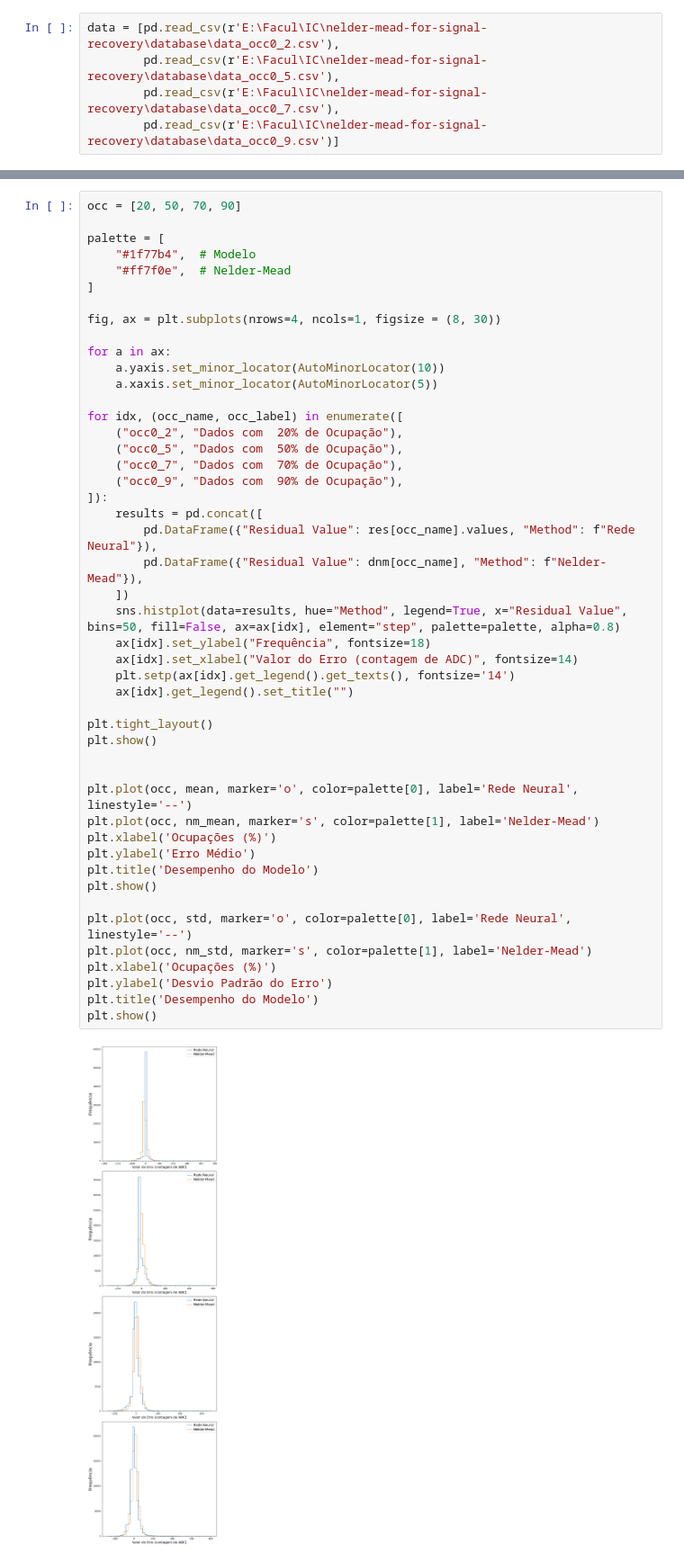
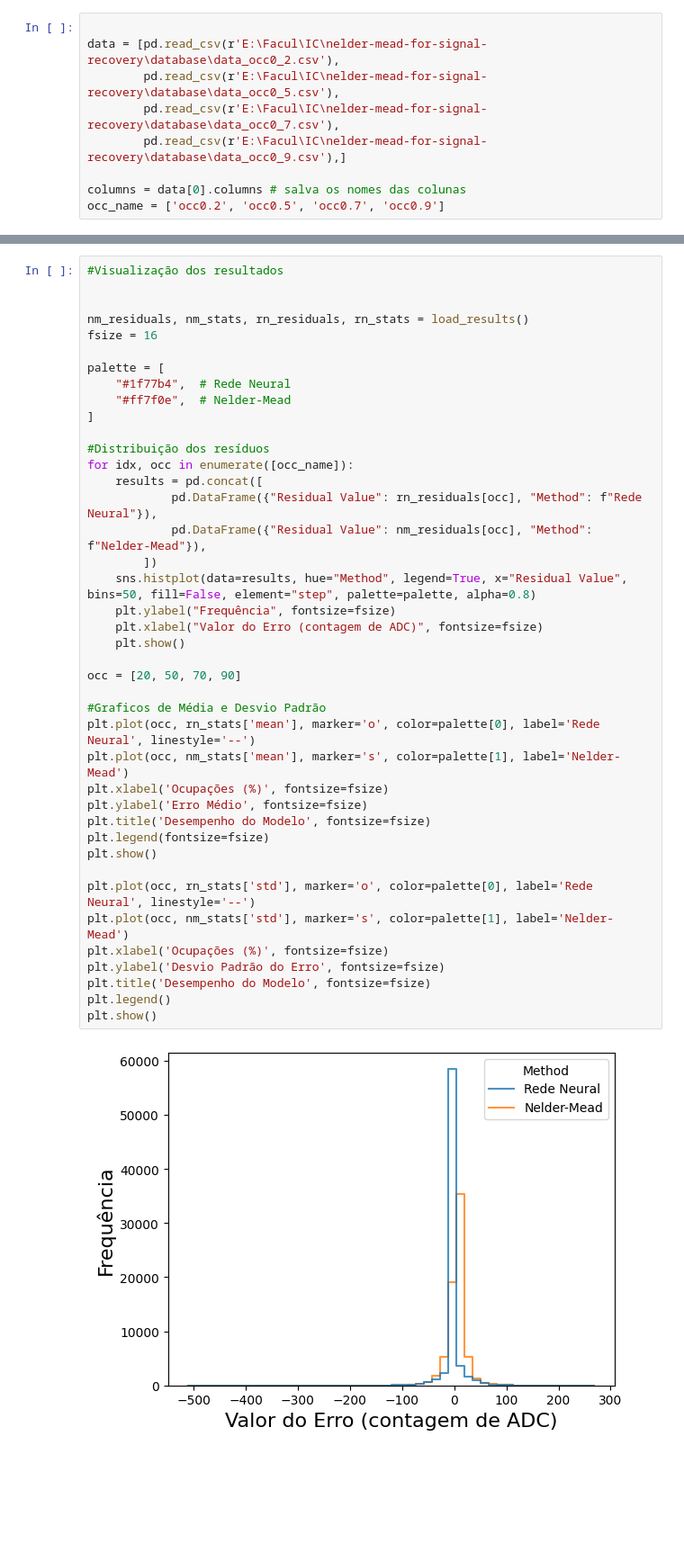
Before and after one commit to Caua-Gomes2005/Nelder-Mead_Rede-Neural, a Jupyter notebook: nm_rn_comparison.ipynb, the cells around one changed output, grey strips where cells are left out. Shown at 90% size. Drawn from its saved outputs; the diff is of its cells as text; blank space fills up the shorter version.

```diff
--- a/nm_rn_comparison.ipynb
+++ b/nm_rn_comparison.ipynb
@@ -23,5 +32,9 @@ from matplotlib.ticker import AutoMinorLocator
 # %%
+
 data = [pd.read_csv(r'E:\Facul\IC\nelder-mead-for-signal-recovery\database\data_occ0_2.csv'),
         pd.read_csv(r'E:\Facul\IC\nelder-mead-for-signal-recovery\database\data_occ0_5.csv'),
         pd.read_csv(r'E:\Facul\IC\nelder-mead-for-signal-recovery\database\data_occ0_7.csv'),
-        pd.read_csv(r'E:\Facul\IC\nelder-mead-for-signal-recovery\database\data_occ0_9.csv')]
+        pd.read_csv(r'E:\Facul\IC\nelder-mead-for-signal-recovery\database\data_occ0_9.csv'),]
+
+columns = data[0].columns # salva os nomes das colunas
+occ_name = ['occ0.2', 'occ0.5', 'occ0.7', 'occ0.9']
@@ -166,49 +179,43 @@ nm_mean
 # %%
-occ = [20, 50, 70, 90]
+#Visualização dos resultados
+
+
+nm_residuals, nm_stats, rn_residuals, rn_stats = load_results()
+fsize = 16
 
 palette = [
-    "#1f77b4",  # Modelo
+    "#1f77b4",  # Rede Neural
     "#ff7f0e",  # Nelder-Mead
 ]
 
-fig, ax = plt.subplots(nrows=4, ncols=1, figsize = (8, 30))
+#Distribuição dos resíduos
+for idx, occ in enumerate([occ_name]):
+    results = pd.concat([
+            pd.DataFrame({"Residual Value": rn_residuals[occ], "Method": f"Rede Neural"}),
+            pd.DataFrame({"Residual Value": nm_residuals[occ], "Method": f"Nelder-Mead"}),
+        ])
+    sns.histplot(data=results, hue="Method", legend=True, x="Residual Value", bins=50, fill=False, element="step", palette=palette, alpha=0.8)
+    plt.ylabel("Frequência", fontsize=fsize)
+    plt.xlabel("Valor do Erro (contagem de ADC)", fontsize=fsize)
+    plt.show()
 
-for a in ax:
-    a.yaxis.set_minor_locator(AutoMinorLocator(10))
-    a.xaxis.set_minor_locator(AutoMinorLocator(5))
+occ = [20, 50, 70, 90]
 
-for idx, (occ_name, occ_label) in enumerate([
-    ("occ0_2", "Dados com  20% de Ocupação"),
-    ("occ0_5", "Dados com  50% de Ocupação"),
-    ("occ0_7", "Dados com  70% de Ocupação"),
-    ("occ0_9", "Dados com  90% de Ocupação"),
-]):
-    results = pd.concat([
-        pd.DataFrame({"Residual Value": res[occ_name].values, "Method": f"Rede Neural"}),
-        pd.DataFrame({"Residual Value": dnm[occ_name], "Method": f"Nelder-Mead"}),
-    ])
-    sns.histplot(data=results, hue="Method", legend=True, x="Residual Value", bins=50, fill=False, ax=ax[idx], element="step", palette=palette, alpha=0.8)
-    ax[idx].set_ylabel("Frequência", fontsize=18)
-    ax[idx].set_xlabel("Valor do Erro (contagem de ADC)", fontsize=14)
-    plt.setp(ax[idx].get_legend().get_texts(), fontsize='14')
-    ax[idx].get_legend().set_title("")
-
-plt.tight_layout()
+#Graficos de Média e Desvio Padrão
+plt.plot(occ, rn_stats['mean'], marker='o', color=palette[0], label='Rede Neural', linestyle='--')
+plt.plot(occ, nm_stats['mean'], marker='s', color=palette[1], label='Nelder-Mead')
+plt.xlabel('Ocupações (%)', fontsize=fsize)
+plt.ylabel('Erro Médio', fontsize=fsize)
+plt.title('Desempenho do Modelo', fontsize=fsize)
+plt.legend(fontsize=fsize)
 plt.show()
 
-
-plt.plot(occ, mean, marker='o', color=palette[0], label='Rede Neural', linestyle='--')
-plt.plot(occ, nm_mean, marker='s', color=palette[1], label='Nelder-Mead')
-plt.xlabel('Ocupações (%)')
-plt.ylabel('Erro Médio')
-plt.title('Desempenho do Modelo')
+plt.plot(occ, rn_stats['std'], marker='o', color=palette[0], label='Rede Neural', linestyle='--')
+plt.plot(occ, nm_stats['std'], marker='s', color=palette[1], label='Nelder-Mead')
+plt.xlabel('Ocupações (%)', fontsize=fsize)
+plt.ylabel('Desvio Padrão do Erro', fontsize=fsize)
+plt.title('Desempenho do Modelo', fontsize=fsize)
+plt.legend()
 plt.show()
-
-plt.plot(occ, std, marker='o', color=palette[0], label='Rede Neural', linestyle='--')
-plt.plot(occ, nm_std, marker='s', color=palette[1], label='Nelder-Mead')
-plt.xlabel('Ocupações (%)')
-plt.ylabel('Desvio Padrão do Erro')
-plt.title('Desempenho do Modelo')
-plt.show()
 # %% [output]
-[figure, old version]
+[figure, new version]
```
Also changed, not shown: parts of 10 cells of this notebook.
